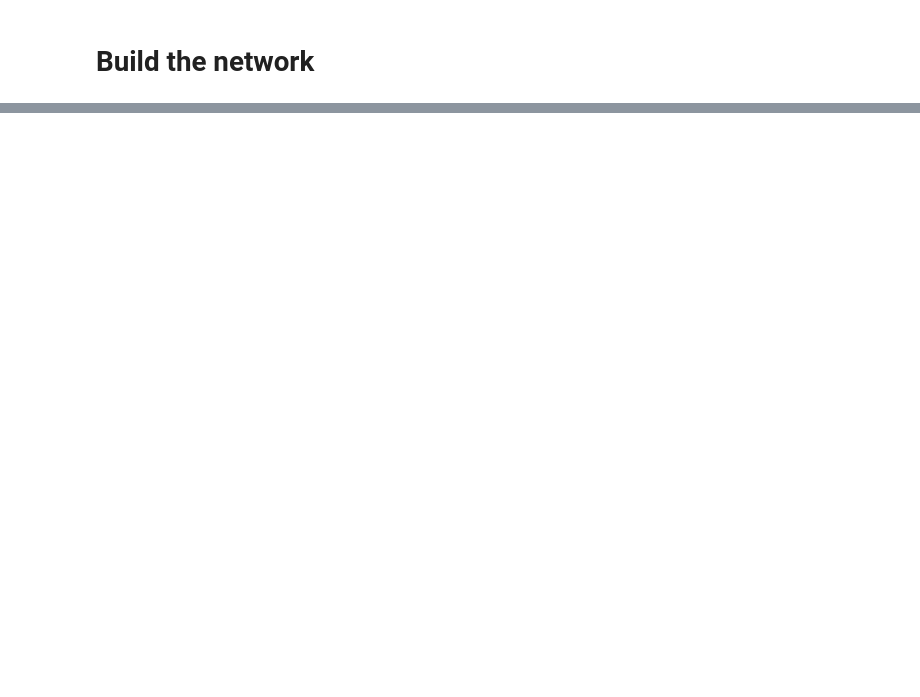
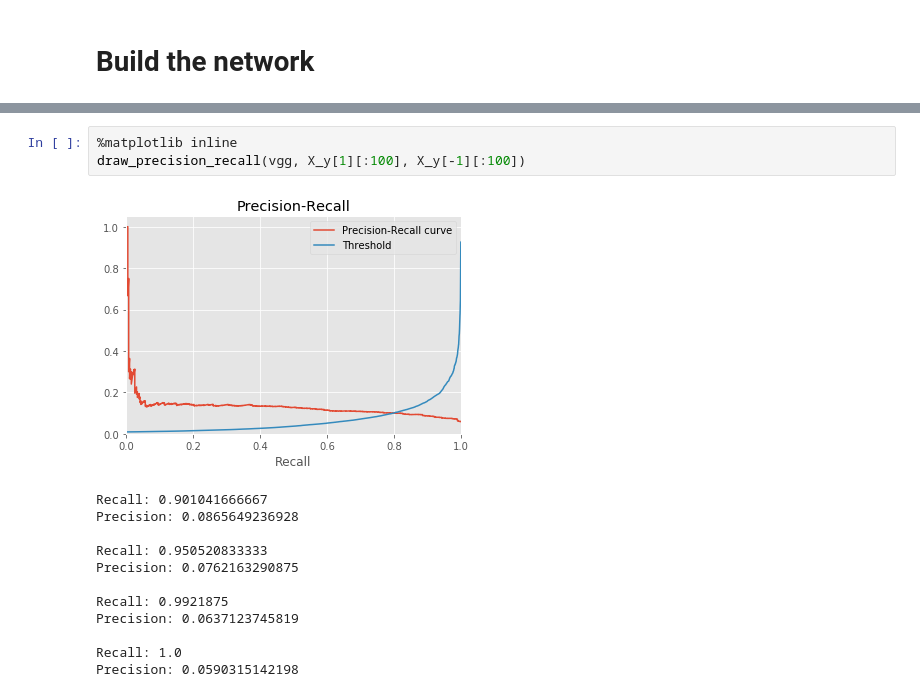
Before and after one commit to Aelphy/buldozer_revenge, a Jupyter notebook: evals/VGG.ipynb, the cells around one changed output, grey strips where cells are left out. Cells and saved outputs as stored; diff of their text form; blank space fills up the shorter version.

```diff
--- a/evals/VGG.ipynb
+++ b/evals/VGG.ipynb
@@ -172,0 +291,16 @@ buldozer.evaluate(X_y[1][:100], X_y[-1][:100])
+# %%
+%matplotlib inline
+draw_precision_recall(vgg, X_y[1][:100], X_y[-1][:100])
+# %% [output]
+[figure, added]
+Recall: 0.901041666667
+Precision: 0.0865649236928
+
+Recall: 0.950520833333
+Precision: 0.0762163290875
+
+Recall: 0.9921875
+Precision: 0.0637123745819
+
+Recall: 1.0
+Precision: 0.0590315142198
```
Also changed, not shown: parts of 23 cells of this notebook, 16 other files.
